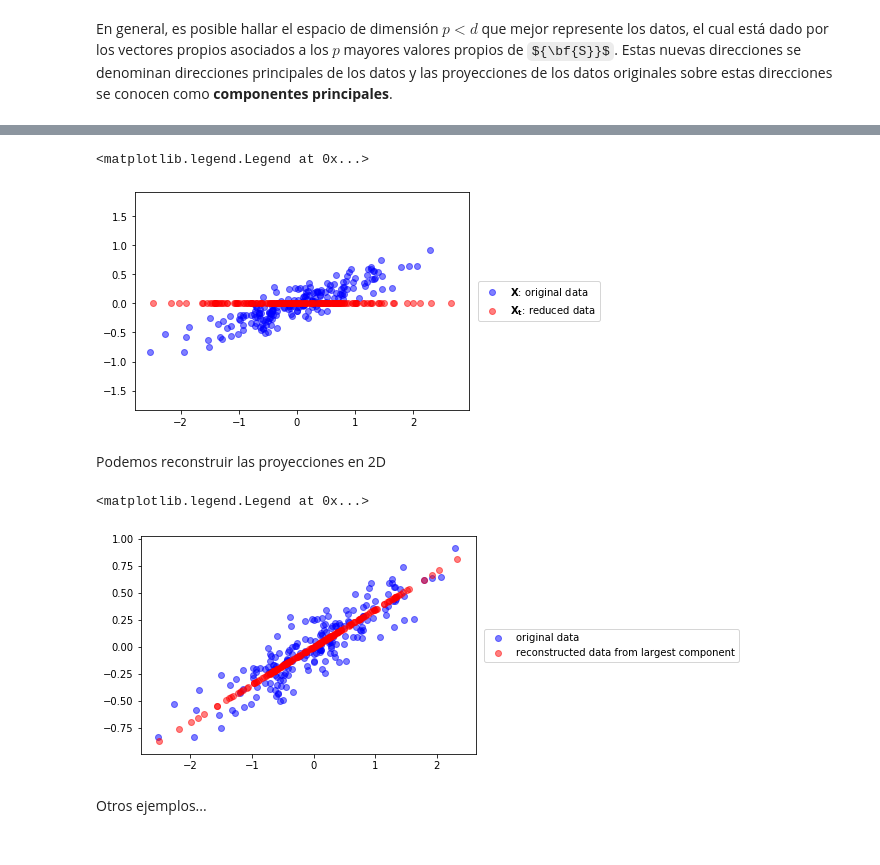
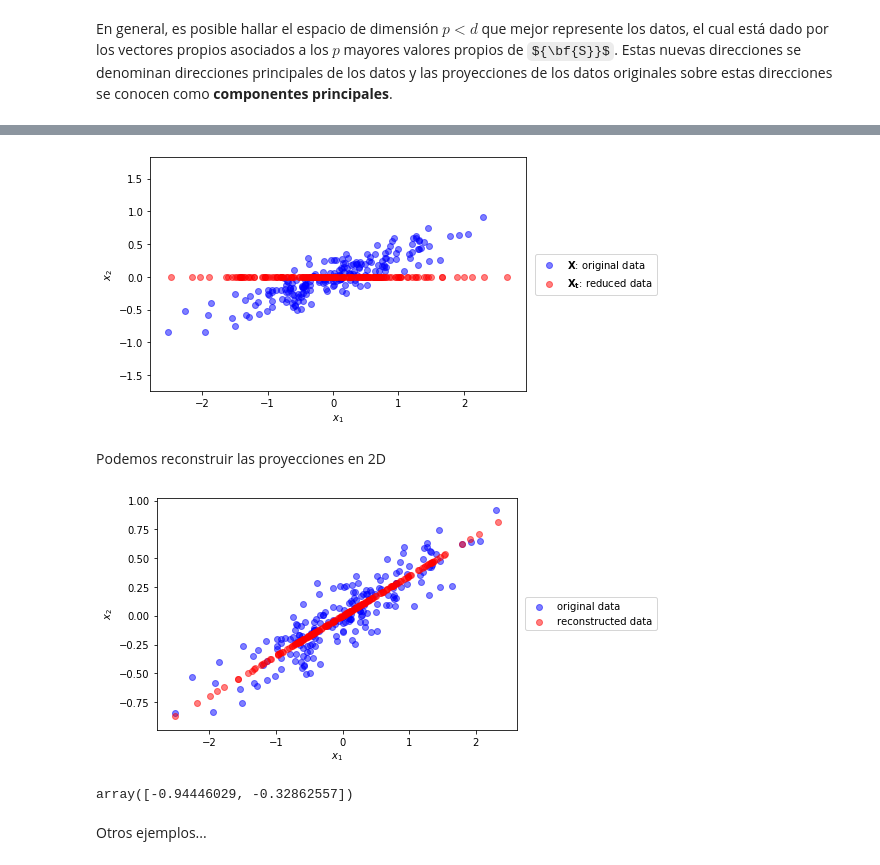
Before and after one commit to jdariasl/ML_2020, a Jupyter notebook: Clase 19 - Análisis de Componentes Principales.ipynb, the cells around one changed output, grey strips where cells are left out. Saved outputs shown, nothing was run; the diff lists cells and outputs as text; code cells hidden in the pictures; some formulas as TeX source.

```diff
--- a/Clase 19 - Análisis de Componentes Principales.ipynb
+++ b/Clase 19 - Análisis de Componentes Principales.ipynb
@@ -50,6 +54,8 @@ for i in range(3):
 
     plt.scatter(X[:,0], X[:,1], color="blue", alpha=.5, label="original data")
     plt.scatter(Xp[:,0], Xp[:,1], color="red", alpha=.5, label="projected data")
+    plt.xlabel(r'$x_1$')
+    plt.ylabel(r'$x_2$')
     plt.axvline(0, color="gray")
     plt.axhline(0, color="gray")
     plt.plot([0,v[0]], [0,v[1]], color="black", lw=3, label="projection vector")
@@ -58,4 +64,6 @@ for i in range(3):
     plt.title("$\\alpha$=%.2f rads, proj std=%.3f"%(angle, np.std(c)))
     if i==2:
         plt.legend(loc="center left", bbox_to_anchor=(1.01,.5))
+plt.tight_layout()
+plt.savefig('projections.png',dpi=300)
 # %% [output]
@@ -121,25 +129,39 @@ pca = PCA(n_components=1)
 # %%
 pca.fit(X)
 Xt = pca.transform(X)[:,0]
+plt.figure(figsize=(8,4))
 plt.scatter(X[:,0], X[:,1], color="blue", alpha=.5, label="$\mathbf{X}$: original data")
 plt.scatter(Xt, [0]*len(Xt), color="red", alpha=.5, label="$\mathbf{X_t}$: reduced data")
+plt.xlabel(r'$x_1$')
+plt.ylabel(r'$x_2$')
 plt.axis("equal");
 plt.legend(loc="center left", bbox_to_anchor=(1.01,.5))
+plt.tight_layout()
+plt.savefig('Projected_PCA.png',dpi=300)
+plt.show()
 # %% [output]
-<matplotlib.legend.Legend at 0x...>
-[figure, old version]
+[figure, new version]
 # %% [markdown]
 Podemos reconstruir las proyecciones en 2D
 # %%
 u0 = pca.components_[0]
 c = X.dot(u0)
 Xr = np.r_[[i*u0 for i in c]]
+plt.figure(figsize=(8,4))
 plt.scatter(X[:,0], X[:,1], color="blue", alpha=.5, label="original data")
-plt.scatter(Xr[:,0], Xr[:,1], color="red", alpha=.5, label="reconstructed data from largest component")
+plt.scatter(Xr[:,0], Xr[:,1], color="red", alpha=.5, label="reconstructed data")
+plt.xlabel(r'$x_1$')
+plt.ylabel(r'$x_2$')
 plt.legend(loc="center left", bbox_to_anchor=(1.01,.5))
+plt.tight_layout()
+plt.savefig('Rec_PCA.png',dpi=300)
+plt.show()
 # %% [output]
-<matplotlib.legend.Legend at 0x...>
-[figure, old version]
+[figure, new version]
+# %%
+u0
+# %% [output]
+array([-0.94446029, -0.32862557])
 # %% [markdown]
 Otros ejemplos...
 # %%
```
Also changed, not shown: parts of 3 cells of this notebook, 15 other files.
